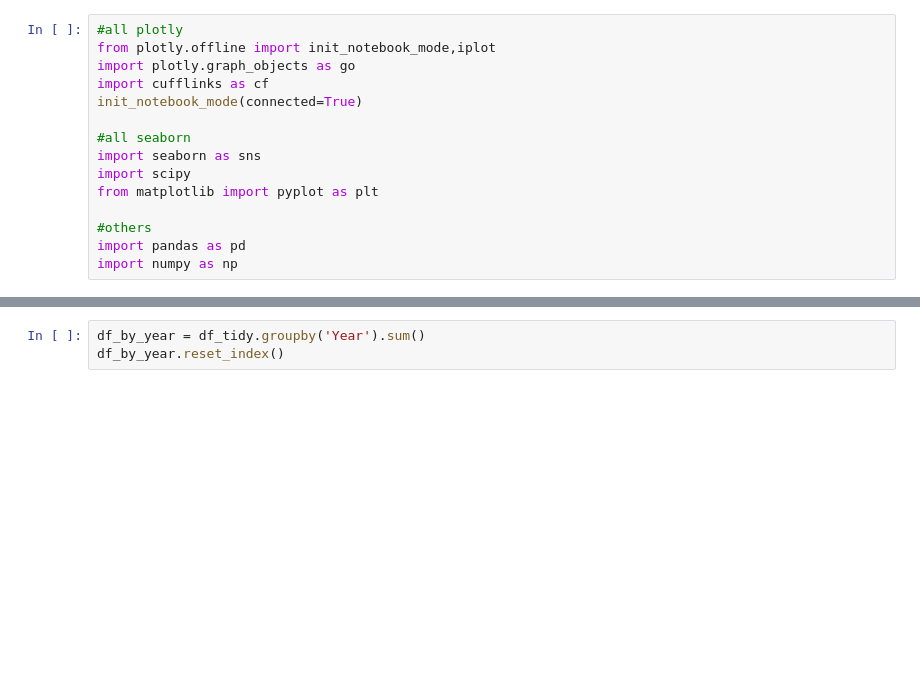
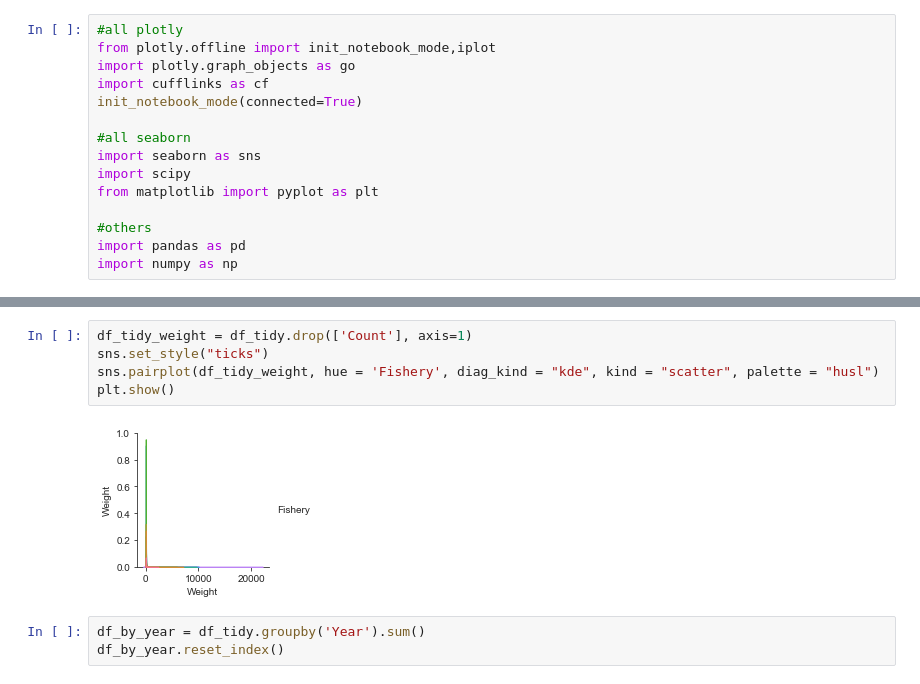
Before and after one commit to jackshannon97/yellowfin_time_series, a Jupyter notebook: exploratory_analysis_YFT.ipynb, the cells around one changed output, grey strips where cells are left out. Drawn from its saved outputs; the diff is of its cells as text; blank space fills up the shorter version.

```diff
--- a/exploratory_analysis_YFT.ipynb
+++ b/exploratory_analysis_YFT.ipynb
@@ -79,3 +89,10 @@ sns.relplot(data=df_tidy, x="Date", y="Weight_in_Mt", hue="Fishery")
+# %%
+df_tidy_weight = df_tidy.drop(['Count'], axis=1)
+sns.set_style("ticks")
+sns.pairplot(df_tidy_weight, hue = 'Fishery', diag_kind = "kde", kind = "scatter", palette = "husl")
+plt.show()
+# %% [output]
+[figure, added]
 # %%
 df_by_year = df_tidy.groupby('Year').sum()
 df_by_year.reset_index()
```
Also changed, not shown: parts of 10 cells of this notebook, 5 other files.
